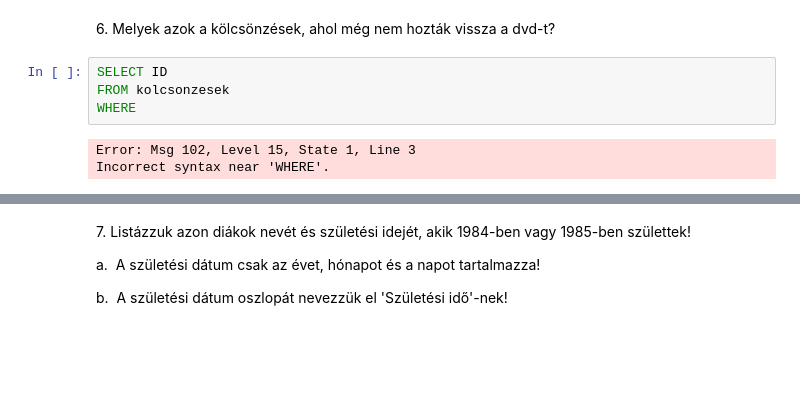
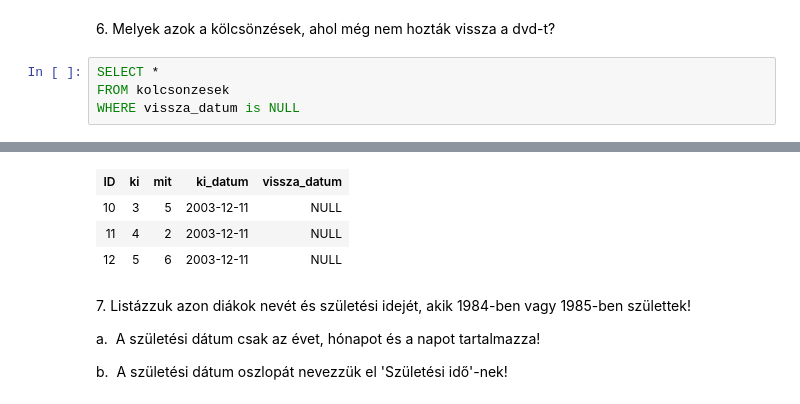
Before and after one commit to AbelKornel/adatbazisok, a Jupyter notebook: gyakorlat01_feladatok_megold.ipynb, the cells around one changed output, grey strips where cells are left out. Drawn from its saved outputs; the diff is of its cells as text; blank space fills up the shorter version.

```diff
--- a/gyakorlat01_feladatok_megold.ipynb
+++ b/gyakorlat01_feladatok_megold.ipynb
@@ -119,9 +119,7 @@ Total execution time: 00:00:00.004
 # %% [markdown]
 6. Melyek azok a kölcsönzések, ahol még nem hozták vissza a dvd-t?
 # %%
-SELECT ID
+SELECT *
 FROM kolcsonzesek
-WHERE
+WHERE vissza_datum is NULL
 # %% [output]
-Error: Msg 102, Level 15, State 1, Line 3
-Incorrect syntax near 'WHERE'.
@@ -129,3 +128,7 @@ Total execution time: 00:00:00.001
+| ID | ki | mit | ki_datum | vissza_datum |
+| 10 | 3 | 5 | 2003-12-11 | NULL |
+| 11 | 4 | 2 | 2003-12-11 | NULL |
+| 12 | 5 | 6 | 2003-12-11 | NULL |
 # %% [markdown]
 7. Listázzuk azon diákok nevét és születési idejét, akik 1984-ben vagy 1985-ben születtek!
 
```
Also changed, not shown: parts of 2 cells of this notebook, 1 other file.
